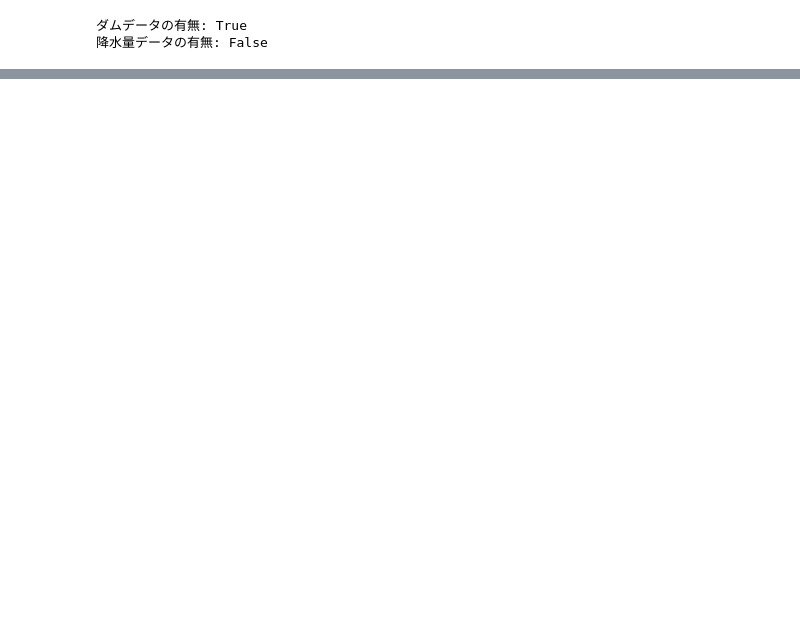
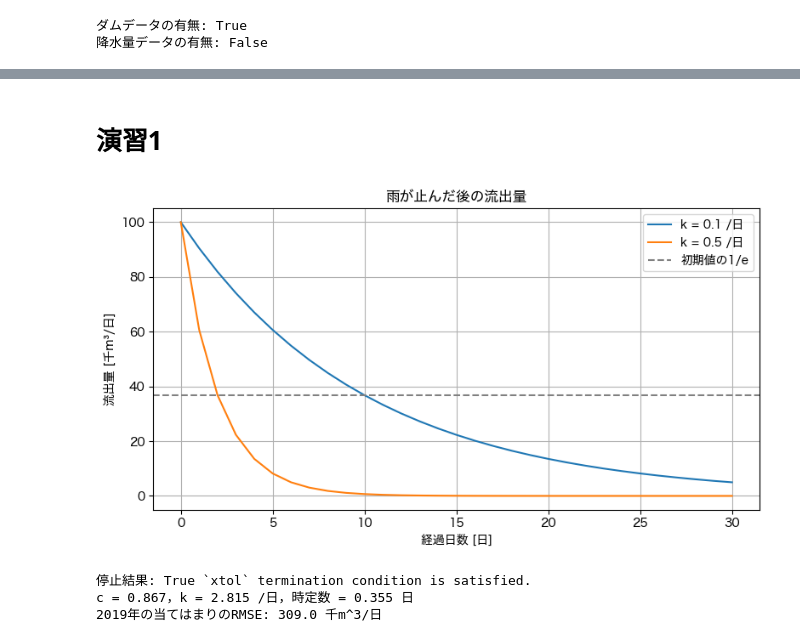
Before and after one commit to k16kgw/Class_Josai_AppliedProgrammingII, a Jupyter notebook: class/08/notebooks/tank_model.ipynb, the cells around one changed output, grey strips where cells are left out. Drawn from its saved outputs; the diff is of its cells as text; code cells hidden in the pictures; blank space fills up the shorter version.

```diff
--- a/class/08/notebooks/tank_model.ipynb
+++ b/class/08/notebooks/tank_model.ipynb
@@ -24,0 +148,20 @@ FileNotFoundError: [Errno 2] No such file or directory: '/Users/kkagawa/applied_
+# %% [markdown]
+# 演習1
+# %%
+q_slow = simulate_tank((0.7, 0.1), t_demo, rain_demo, q0_demo)
+q_fast = simulate_tank((0.7, 0.5), t_demo, rain_demo, q0_demo)
+# %%
+fig, ax = plt.subplots(figsize=(8, 4.5))
+ax.plot(t_demo, q_slow, color="tab:blue", label="k = 0.1 /日")
+ax.plot(t_demo, q_fast, color="tab:orange", label="k = 0.5 /日")
+ax.axhline(q0_demo / np.e, color="gray", linestyle="--", label="初期値の1/e")
+ax.set_title("雨が止んだ後の流出量")
+ax.set_xlabel("経過日数 [日]")
+ax.set_ylabel("流出量 [千m³/日]")
+ax.grid(True)
+ax.legend()
+fig.tight_layout()
+fig.savefig(FIGURE_DIR / "exercise1_recession.png", dpi=150)
+plt.show()
+# %% [output]
+[figure, added]
@@ -24,0 +186,8 @@ FileNotFoundError: [Errno 2] No such file or directory: '/Users/kkagawa/applied_
+# %%
+print("停止結果:", result_tank.success, result_tank.message)
+print(f"c = {c_hat:.3f}，k = {k_hat:.3f} /日，時定数 = {1 / k_hat:.3f} 日")
+print(f"2019年の当てはまりのRMSE: {rmse_tank:.1f} 千m^3/日")
+# %% [output]
+停止結果: True `xtol` termination condition is satisfied.
+c = 0.867，k = 2.815 /日，時定数 = 0.355 日
+2019年の当てはまりのRMSE: 309.0 千m^3/日
```
Also changed, not shown: parts of 21 cells of this notebook, 4 other files.
